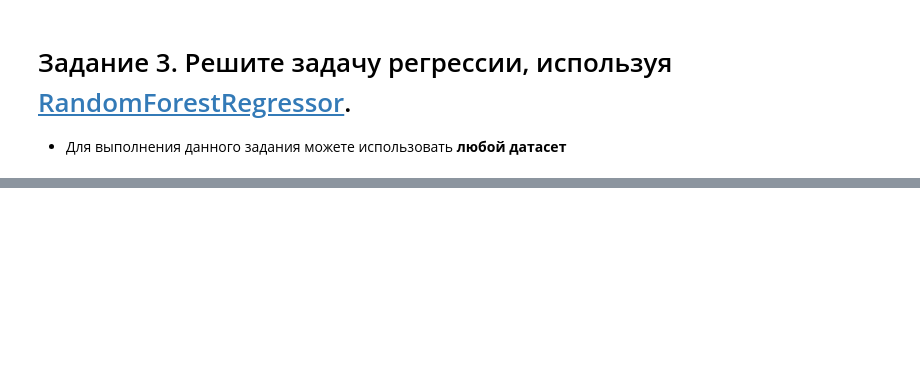
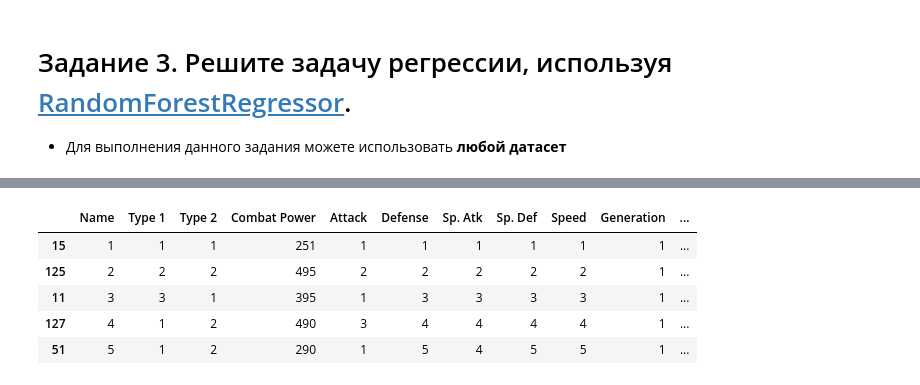
Before and after one commit to mixa15341/Data_Minimg, a Jupyter notebook: 5/Практическая_работа_№5_Random_forest.ipynb, the cells around one changed output, grey strips where cells are left out. Cells and saved outputs as stored; diff of their text form; code cells hidden in the pictures; blank space fills up the shorter version.

```diff
--- a/5/Практическая_работа_№5_Random_forest.ipynb
+++ b/5/Практическая_работа_№5_Random_forest.ipynb
@@ -332,0 +433,7 @@ predict(rf3)
+# %%
+from sklearn.model_selection import train_test_split
+
+X = df1.drop(['HP'], axis=1)
+y = df1['HP']
+
+X_train, X_test, y_train, y_test = train_test_split(X, y, test_size = 0.2, random_state = 42)
@@ -332,0 +455,16 @@ predict(rf3)
+# %%
+import category_encoders as ce
+
+X_train.columns = X_train.columns.str.strip()
+encoder = ce.OrdinalEncoder(cols=['Name',	'Type 1',	'Type 2',		'Attack',	'Defense',	'Sp. Atk',	'Sp. Def',	'Speed',	'Generation',	'Legendary'])
+X_train = encoder.fit_transform(X_train)
+X_test = encoder.transform(X_test)
+
+X_train.head()
+# %% [output]
+|  | Name | Type 1 | Type 2 | Combat Power | Attack | Defense | Sp. Atk | Sp. Def | Speed | Generation | ... |
+| 15 | 1 | 1 | 1 | 251 | 1 | 1 | 1 | 1 | 1 | 1 | ... |
+| 125 | 2 | 2 | 2 | 495 | 2 | 2 | 2 | 2 | 2 | 1 | ... |
+| 11 | 3 | 3 | 1 | 395 | 1 | 3 | 3 | 3 | 3 | 1 | ... |
+| 127 | 4 | 1 | 2 | 490 | 3 | 4 | 4 | 4 | 4 | 1 | ... |
+| 51 | 5 | 1 | 2 | 290 | 1 | 5 | 4 | 5 | 5 | 1 | ... |
```
Also changed, not shown: parts of 20 cells of this notebook.
